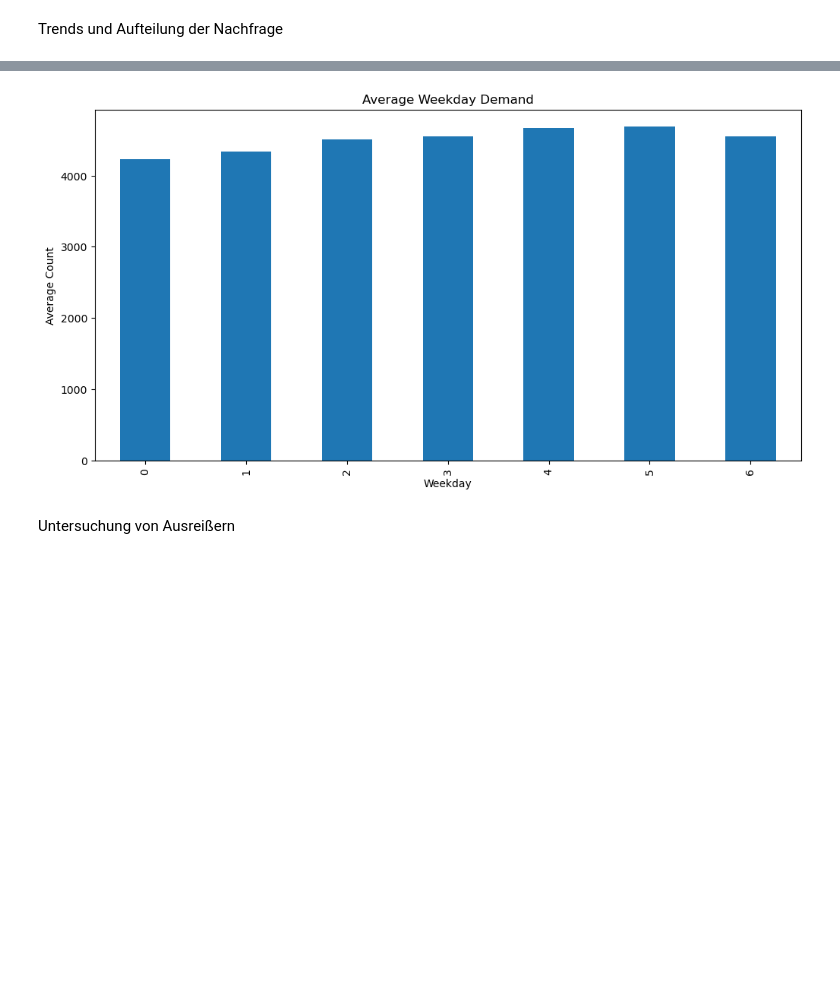
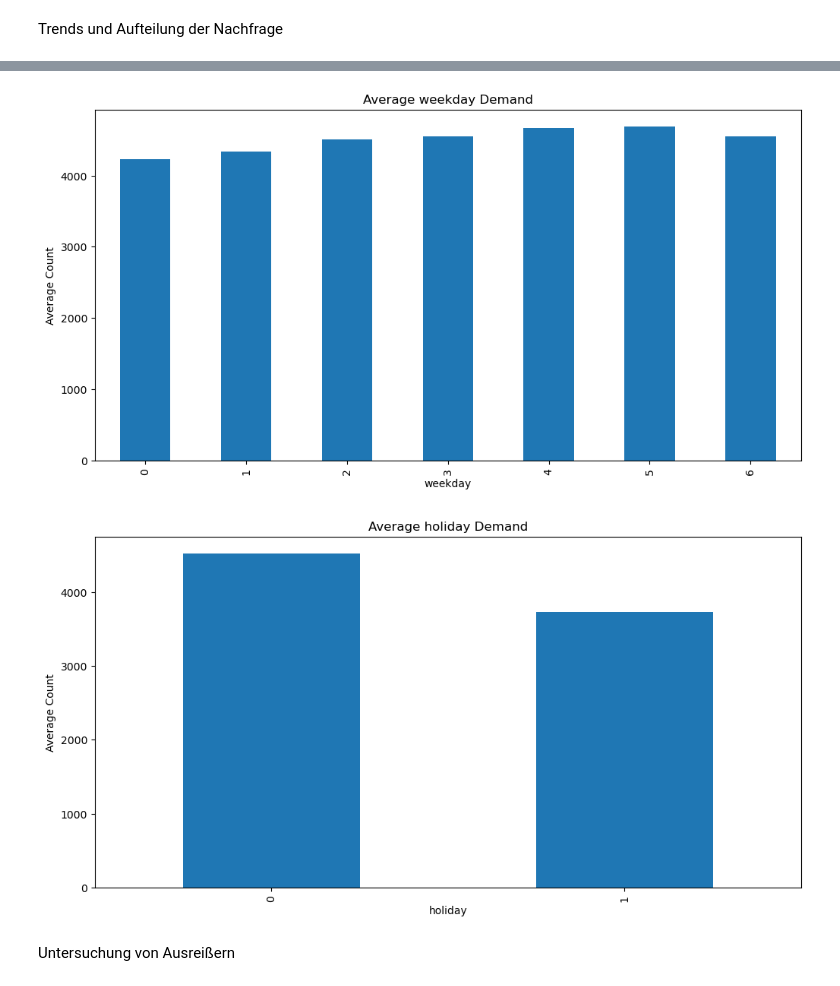
Before and after one commit to philhap/DS-Projektarbeit-Philipp-Heppler-Bike-Sharing, a Jupyter notebook: Digethic_Projektarbeit24_DS.ipynb, the cells around one changed output, grey strips where cells are left out. Saved outputs shown, nothing was run; the diff lists cells and outputs as text; code cells hidden in the pictures; blank space fills up the shorter version.

```diff
--- a/Digethic_Projektarbeit24_DS.ipynb
+++ b/Digethic_Projektarbeit24_DS.ipynb
@@ -144,35 +171,44 @@ plt.xlabel('Date')
 plt.ylabel('Demand')
 
 # Anzeige der Legende
 plt.legend()
 
 # Rotation der x-Achse für bessere Lesbarkeit der Datumswerte
 plt.xticks(rotation=45)
 
 # Plot anzeigen
 plt.tight_layout()
 plt.show()
 
 # Durchschnittliche monatliche Nachfrage
 plt.figure(figsize=(12, 6))
 df.groupby('month')['distribution'].mean().plot(kind='bar')
 plt.title('Average Monthly Demand')
 plt.xlabel('Month')
 plt.ylabel('Average Count')
 plt.show()
 
 # Durchschnittliche Wochentags-Nachfrage
 plt.figure(figsize=(12, 6))
 df.groupby('weekday')['distribution'].mean().plot(kind='bar')
-plt.title('Average Weekday Demand')
-plt.xlabel('Weekday')
+plt.title('Average weekday Demand')
+plt.xlabel('weekday')
 plt.ylabel('Average Count')
 plt.show()
+
+# Durchschnittliche Ferien-Nachfrage
+plt.figure(figsize=(12, 6))
+df.groupby('holiday')['distribution'].mean().plot(kind='bar')
+plt.title('Average holiday Demand')
+plt.xlabel('holiday')
+plt.ylabel('Average Count')
+plt.show()
 # %% [output]
 [figure]
 [figure]
 [figure]
 [figure]
+[figure, added]
 # %% [markdown]
 Untersuchung von Ausreißern
 # %%
```
Also changed, not shown: parts of 8 cells of this notebook.
